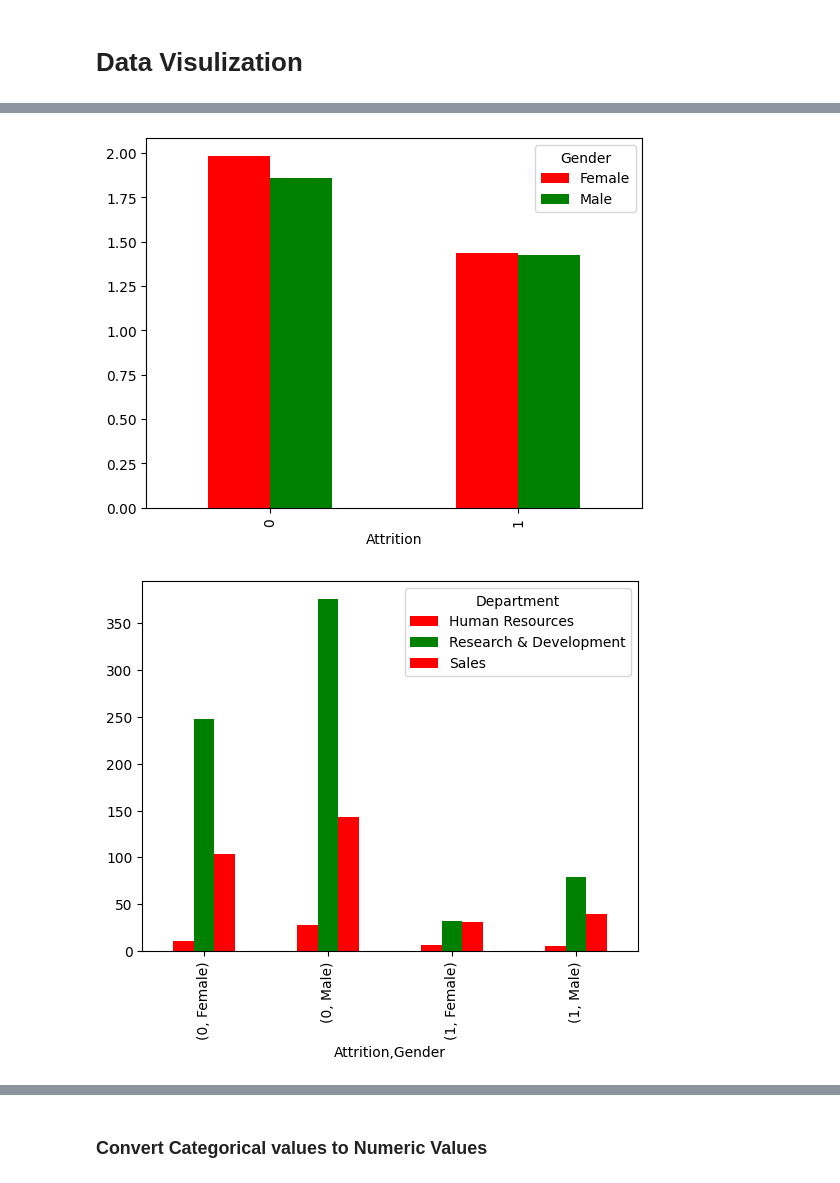
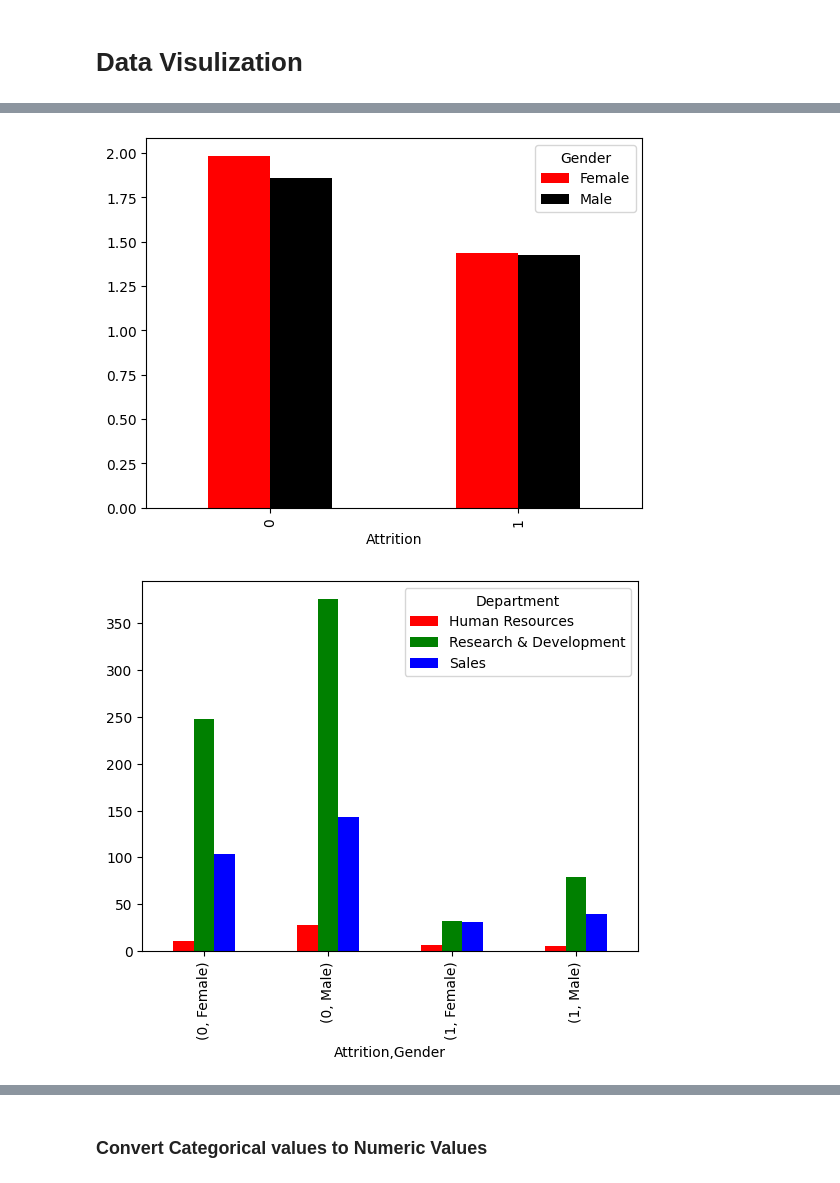
Before and after one commit to ziaulislammughal/NUEXUS-Technologies-AI-Internship-, a Jupyter notebook: EAP.ipynb, the cells around one changed output, grey strips where cells are left out. Cells and saved outputs as stored; diff of their text form; code cells hidden in the pictures.

```diff
--- a/EAP.ipynb
+++ b/EAP.ipynb
@@ -432,20 +432,20 @@ plt.show()
 # %%
 
 #  comparing the people who leave company of basis of job level and also compare between gender
 
-df.groupby(['Attrition', 'Gender'])['JobLevel'].mean().unstack().plot.bar(color=['red', 'green'])
+df.groupby(['Attrition', 'Gender'])['JobLevel'].mean().unstack().plot.bar(color=['red', 'black'])
 
 plt.show()
 # %% [output]
-[figure, old version]
+[figure, new version]
 # %%
 # #  comparing the people who leave company of basis of department and also compare between gender
 
-df.groupby(['Attrition', 'Gender'])['Department'].value_counts().unstack().plot.bar(color=['red', 'green'])
+df.groupby(['Attrition', 'Gender'])['Department'].value_counts().unstack().plot.bar(color=['red', 'green', 'blue'])
 
 plt.show()
 # %% [output]
-[figure, old version]
+[figure, new version]
 # %%
 # #  comparing the people who leave company of basis of job role and also compare between gender
 
```
Also changed, not shown: parts of 5 cells of this notebook.
